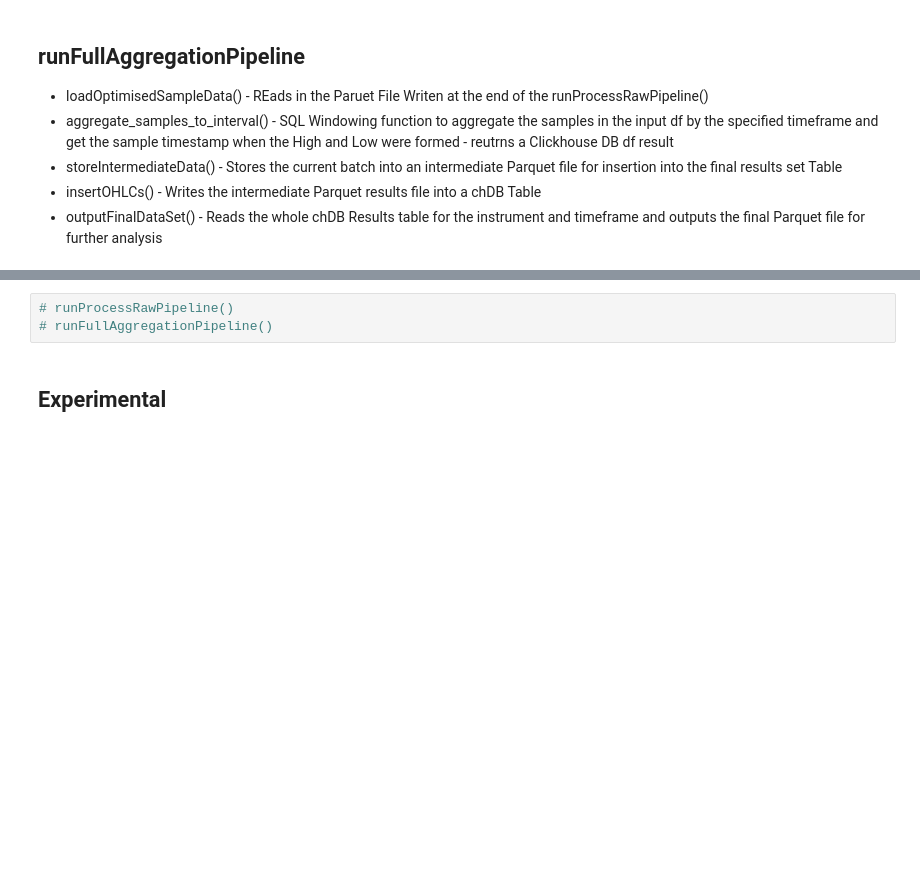
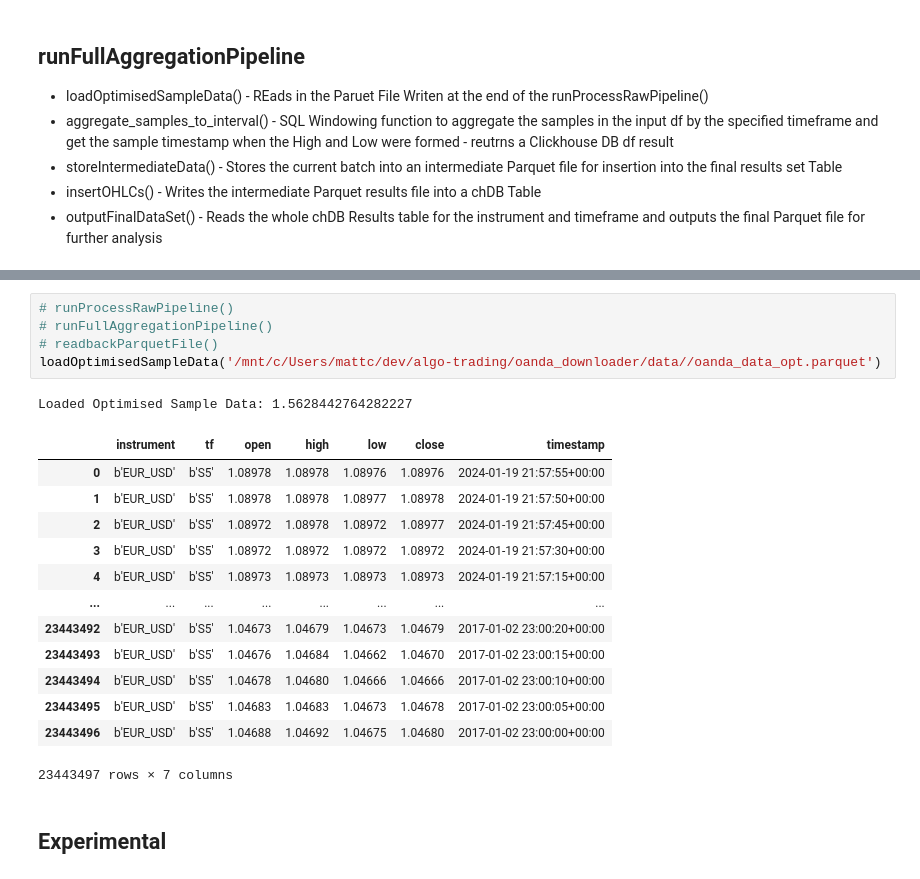
Before and after one commit to MattCollinge/algo-trading, a Jupyter notebook: notebooks/OHLC Quantitative Analysis.ipynb, the cells around one changed output, grey strips where cells are left out. Drawn from its saved outputs; the diff is of its cells as text; blank space fills up the shorter version.

```diff
--- a/notebooks/OHLC Quantitative Analysis.ipynb
+++ b/notebooks/OHLC Quantitative Analysis.ipynb
@@ -373,6 +373,23 @@ def GenerateDailyOHLC():
 # %%
 # runProcessRawPipeline()
 # runFullAggregationPipeline()
+# readbackParquetFile()
+loadOptimisedSampleData('/mnt/c/Users/mattc/dev/algo-trading/oanda_downloader/data//oanda_data_opt.parquet')
+# %% [output]
+Loaded Optimised Sample Data: 1.5628442764282227
+|  | instrument | tf | open | high | low | close | timestamp |
+| 0 | b'EUR_USD' | b'S5' | 1.08978 | 1.08978 | 1.08976 | 1.08976 | 2024-01-19 21:57:55+00:00 |
+| 1 | b'EUR_USD' | b'S5' | 1.08978 | 1.08978 | 1.08977 | 1.08978 | 2024-01-19 21:57:50+00:00 |
+| 2 | b'EUR_USD' | b'S5' | 1.08972 | 1.08978 | 1.08972 | 1.08977 | 2024-01-19 21:57:45+00:00 |
+| 3 | b'EUR_USD' | b'S5' | 1.08972 | 1.08972 | 1.08972 | 1.08972 | 2024-01-19 21:57:30+00:00 |
+| 4 | b'EUR_USD' | b'S5' | 1.08973 | 1.08973 | 1.08973 | 1.08973 | 2024-01-19 21:57:15+00:00 |
+| ... | ... | ... | ... | ... | ... | ... | ... |
+| 23443492 | b'EUR_USD' | b'S5' | 1.04673 | 1.04679 | 1.04673 | 1.04679 | 2017-01-02 23:00:20+00:00 |
+| 23443493 | b'EUR_USD' | b'S5' | 1.04676 | 1.04684 | 1.04662 | 1.04670 | 2017-01-02 23:00:15+00:00 |
+| 23443494 | b'EUR_USD' | b'S5' | 1.04678 | 1.04680 | 1.04666 | 1.04666 | 2017-01-02 23:00:10+00:00 |
+| 23443495 | b'EUR_USD' | b'S5' | 1.04683 | 1.04683 | 1.04673 | 1.04678 | 2017-01-02 23:00:05+00:00 |
+| 23443496 | b'EUR_USD' | b'S5' | 1.04688 | 1.04692 | 1.04675 | 1.04680 | 2017-01-02 23:00:00+00:00 |
+23443497 rows × 7 columns
 # %% [markdown]
 ## Experimental
 # %%
```
Also changed, not shown: parts of 1 cell of this notebook, 25 other files.
